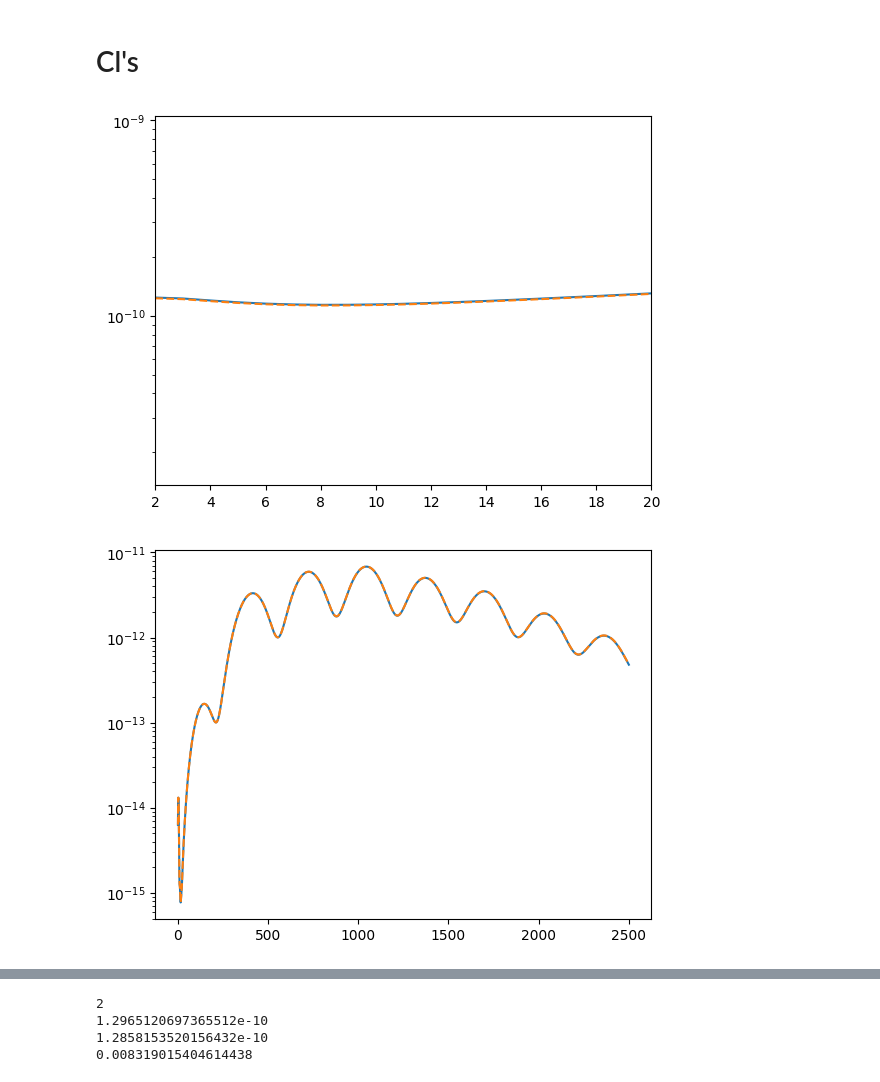
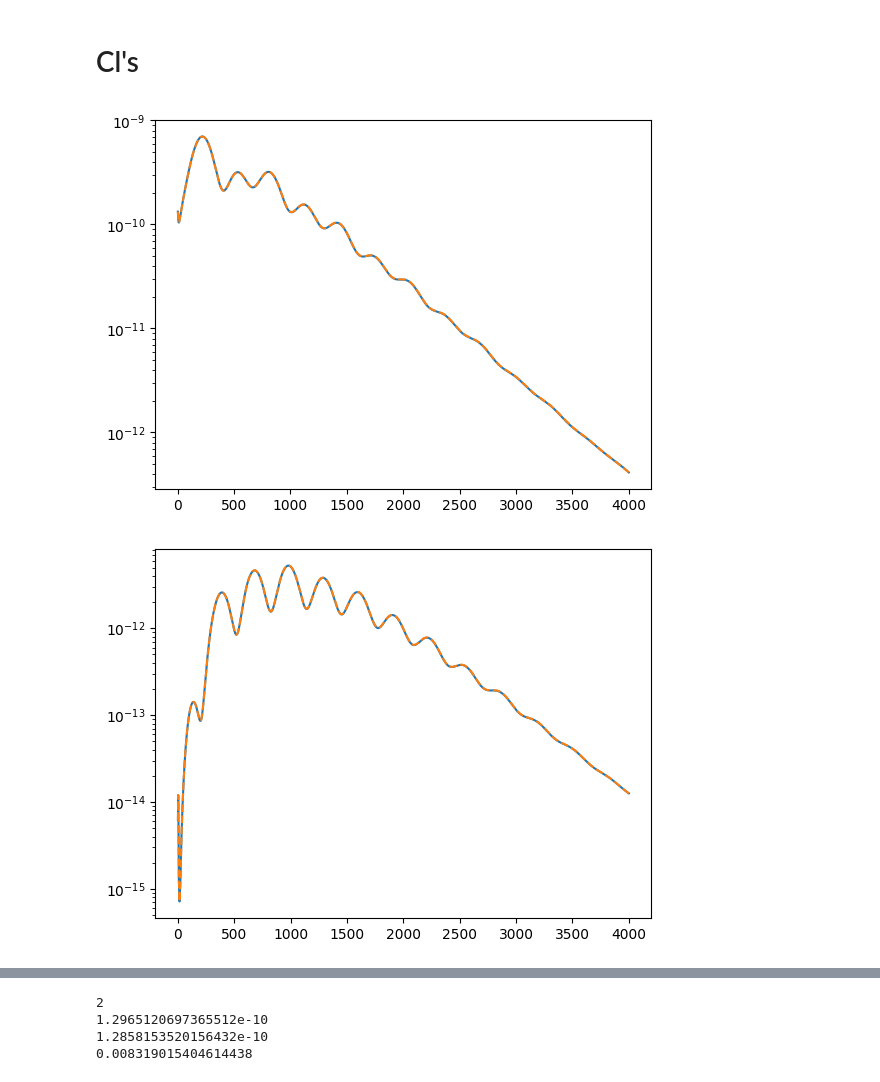
Before and after one commit to cgiovanetti/ABCMB-k, a Jupyter notebook: Module_Tests/spectrum_test.ipynb, the cells around one changed output, grey strips where cells are left out. Saved outputs shown, nothing was run; the diff lists cells and outputs as text; code cells hidden in the pictures.

```diff
--- a/Module_Tests/spectrum_test.ipynb
+++ b/Module_Tests/spectrum_test.ipynb
@@ -76,7 +101,7 @@ plt.show()
 # %% [markdown]
 # Setup
 # %%
-"""
+
 params = {
     'h': 0.6762,
     'omega_cdm': 0.1293,
@@ -96,8 +121,8 @@ params = {
     "z_reion_He": 3.5,
     "Delta_z_reion_He": 0.5,
 }
+
 """
-
 params = {
     'h': 0.504703,
     'omega_cdm': 0.11976445,
@@ -117,7 +142,7 @@ params = {
     "z_reion_He": 3.5,
     "Delta_z_reion_He": 0.5,
 }
-
+"""
 """
 params = {
     'h': 0.6611+10.*0.0079,
@@ -139,11 +164,11 @@ params = {
 }
 """
 
-lmax = 2500
+lmax = 4000
 specs = {
     "output_Cl" : True,
     "l_max" : lmax,
-    "lensing" : False,
+    "lensing" : True,
     "output_Pk" : True,
     "output_k_max" : 0.5,
     "bbn_type" : "table",
@@ -195,5 +216,5 @@ Array(1.16258226, dtype=float64)
 # %%
-class_times2 = np.zeros(1)
+class_times = np.zeros(1)
 for i in range(1):
     class_params = {
         "output": "mPk, tCl, pCl, lCl" if specs["lensing"] else "mPk, tCl, pCl",
@@ -202,12 +223,14 @@ for i in range(1):
         "l_max_scalars" : lmax,
         "k_output_values" : "7.04886556e-06",
         "lensing" : "yes" if specs["lensing"] else "no",
+        "accurate_lensing" : 0,
         "H0": params["h"]*100,
         "omega_b": params["omega_b"],
         "omega_cdm": params["omega_cdm"],
         "A_s" : params["A_s"],
         "n_s" : params["n_s"],
         "N_ur": params["Neff"],
+        #"N_ur": 2.0308,
         #"YHe": params["YHe"],
         "YHe": "bbn",
         "N_ncdm": params["N_nu_massive"],
@@ -234,5 +257,5 @@ for i in range(1):
     class_lcdm.compute()
     rtime = time.time() - s
     print(rtime)
-    class_times2[i] = rtime
+    class_times[i] = rtime
 # %% [output]
@@ -406,12 +429,12 @@ abcmb_ee = ells*(ells+1)/2./jnp.pi * data[2]
 # %%
 full_l = model.SS.ells
 plt.plot(full_l, abcmb_tt)
 plt.plot(full_l, class_tt[2:], "--")
 plt.yscale("log")
-plt.xlim((2, 20))
+#plt.xlim((3500, 4000))
 plt.show()
 # %% [output]
-[figure, old version]
+[figure, new version]
 # %%
 full_l = model.SS.ells
 plt.plot(full_l, abcmb_ee)
@@ -419,4 +442,4 @@ plt.plot(full_l, class_ee[2:], "--")
 plt.yscale("log")
 plt.show()
 # %% [output]
-[figure, old version]
+[figure, new version]
```
Also changed, not shown: parts of 11 cells of this notebook, 50 other files.
